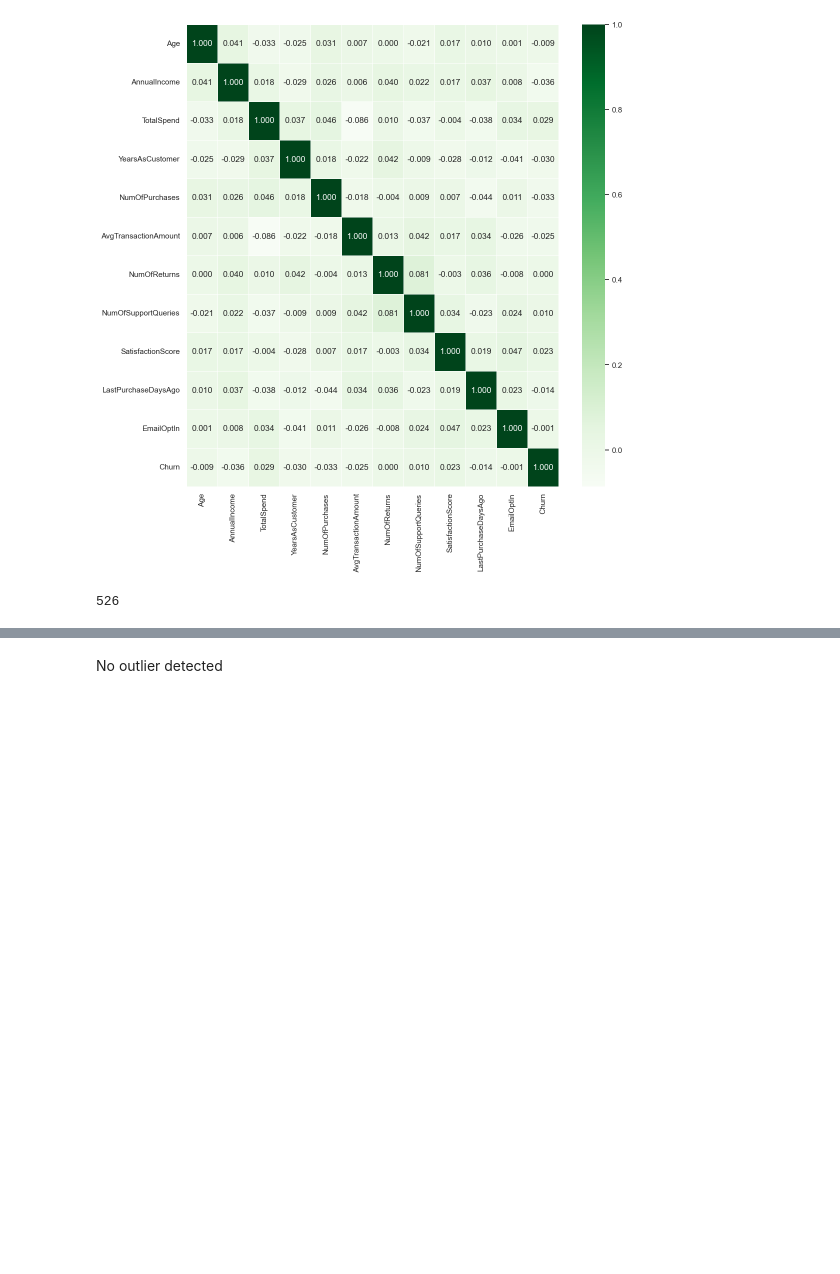
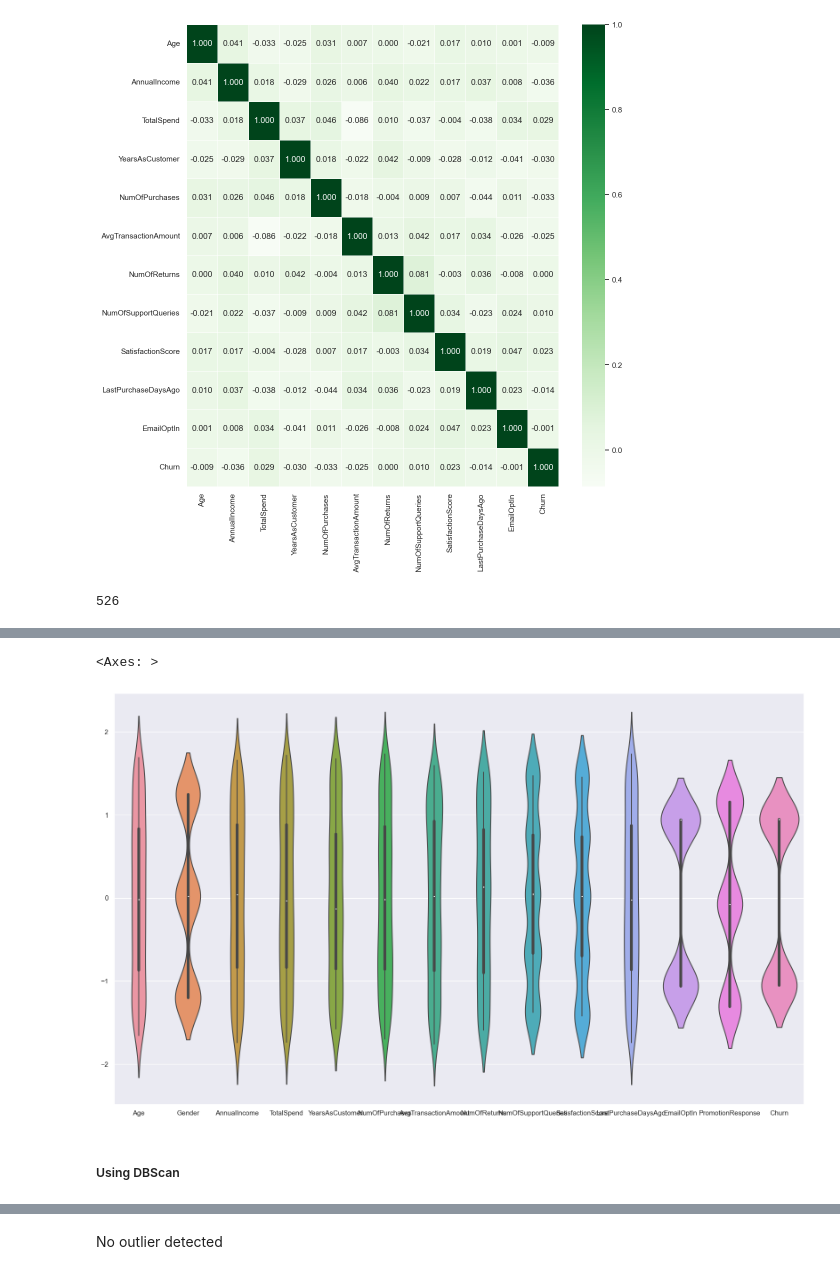
Before and after one commit to AnkanKar-Zargon/DMML, a Jupyter notebook: Assignment 1/CustomerChurn.ipynb, the cells around one changed output, grey strips where cells are left out. Saved outputs shown, nothing was run; the diff lists cells and outputs as text; code cells hidden in the pictures; blank space fills up the shorter version.

```diff
--- a/Assignment 1/Churn.ipynb
+++ b/Assignment 1/CustomerChurn.ipynb
@@ -202,3 +213,10 @@ scaled_df
+# %%
+sns.violinplot(scaled_df)
+# %% [output]
+<Axes: >
+[figure, added]
+# %% [markdown]
+##### Using DBScan
 # %%
 dbscan = DBSCAN(eps = 4,min_samples = 10)
 model = dbscan.fit(scaled_df)
```
Also changed, not shown: parts of 7 cells of this notebook, 2 other files.
